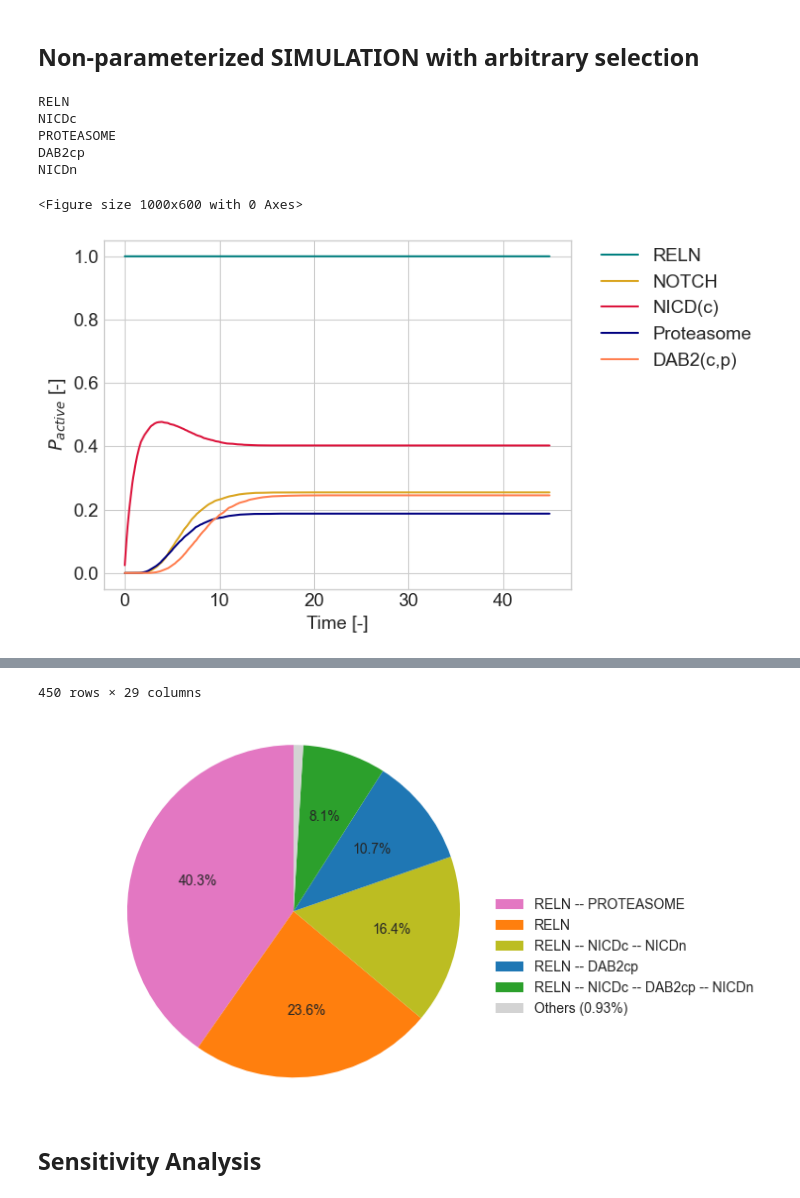
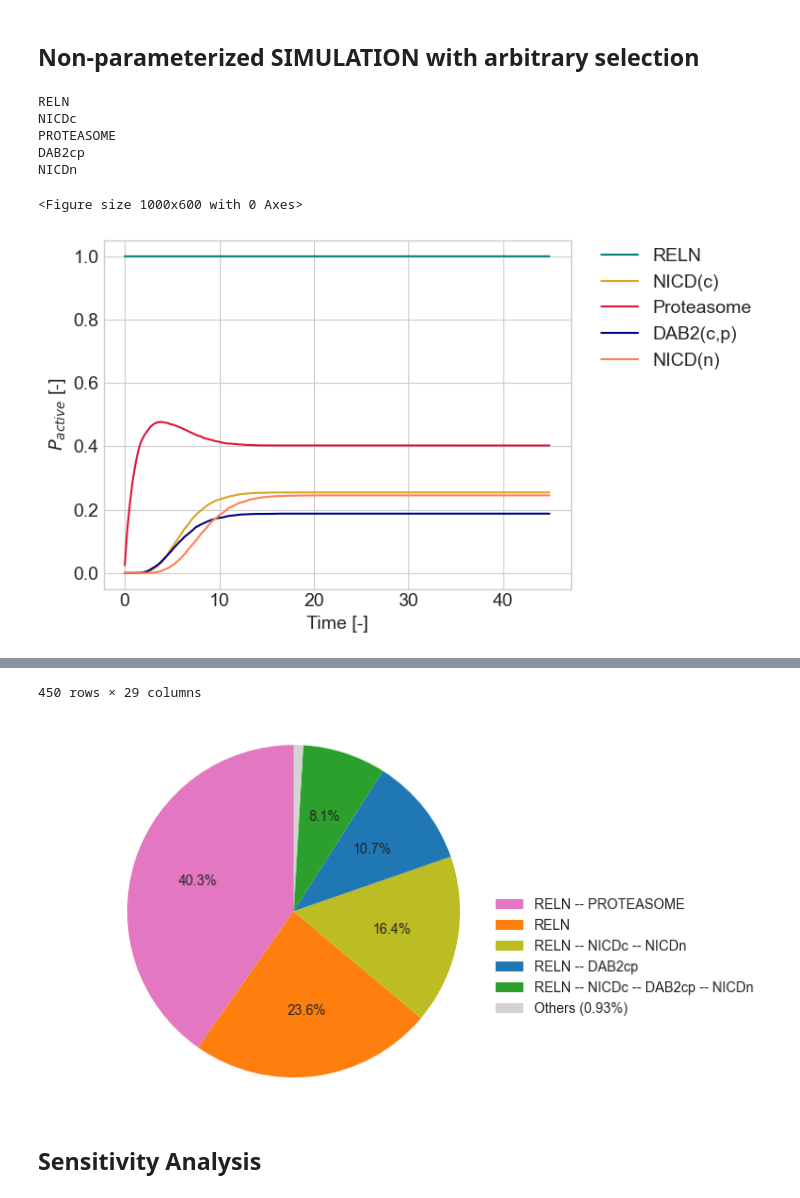
Before and after one commit to YanisseG/Master-thesis---2025, a Jupyter notebook: Simulations/param_maboss_notebook.ipynb, the cells around one changed output, grey strips where cells are left out. Saved outputs shown, nothing was run; the diff lists cells and outputs as text; code cells hidden in the pictures.

```diff
--- a/Simulations/param_maboss_notebook.ipynb
+++ b/Simulations/param_maboss_notebook.ipynb
@@ -44,32 +44,32 @@ plt.figure(figsize=(10, 6))
 result.plot_node_trajectory()
 
 ax = plt.gca()
 for line in ax.get_lines():
     line.set_linewidth(1.5)
     print(line.get_label())
 
 colors = ["teal", "goldenrod", "crimson", "navy", "coral"]
 
 for line, color in zip(ax.get_lines(), colors):
      line.set_color(color)
 
 plt.xlabel("Time [-]", fontsize=14)
 plt.ylabel(r"$P_{active}$ [-]", fontsize=14)
-custom_labels = ['RELN', 'NOTCH', 'NICD(c)', 'Proteasome', 'DAB2(c,p)', 'NICD(n)']
+custom_labels = ['RELN', 'NICD(c)', 'Proteasome', 'DAB2(c,p)', 'NICD(n)']
 
 plt.legend(custom_labels, loc="upper left", bbox_to_anchor=(1.05, 1), fontsize=14, borderaxespad=0.)
 plt.xticks(fontsize=14)
 plt.yticks(fontsize=14)
 plt.savefig(r".\MaBoSS_figures\semi_quantitative.png", dpi=600, bbox_inches='tight')
 plt.show()
 
 result.plot_piechart()
 result.get_states_probtraj_full()
 # %% [output]
 RELN
 NICDc
 PROTEASOME
 DAB2cp
 NICDn
 <Figure size 1000x600 with 0 Axes>
-[figure, old version]
+[figure, new version]
```
Also changed, not shown: parts of 1 cell of this notebook.
